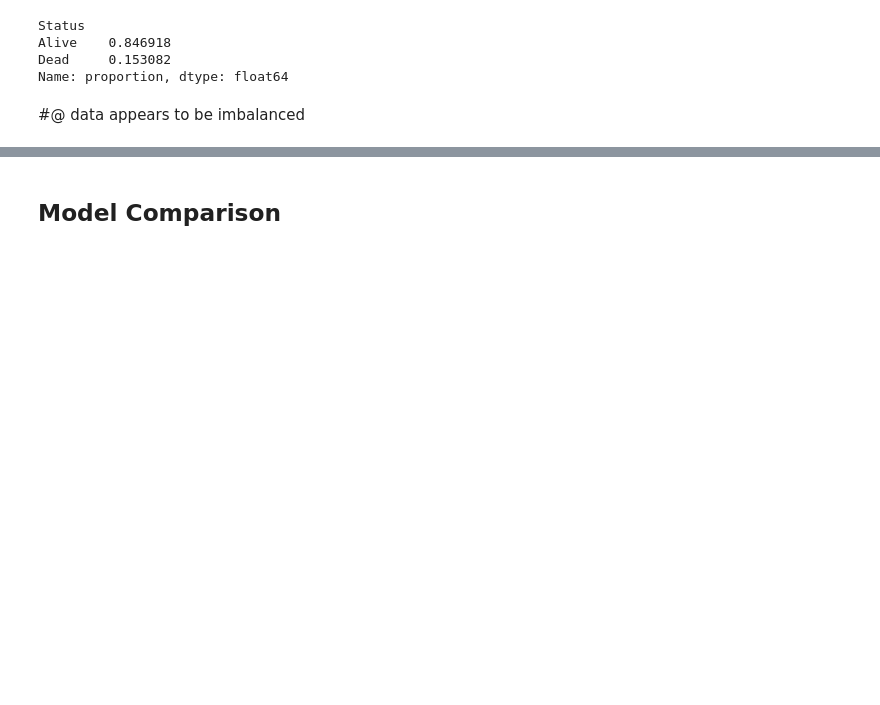
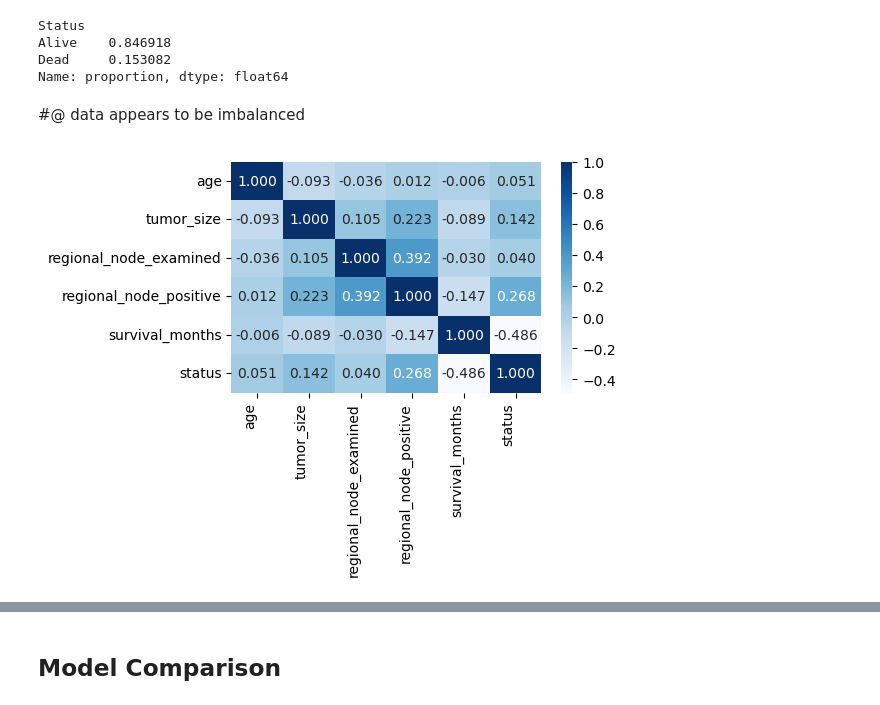
Before and after one commit to ossydotpy/ml-zoomcamp-solutions, a Jupyter notebook: midterm/notebook.ipynb, the cells around one changed output, grey strips where cells are left out. Drawn from its saved outputs; the diff is of its cells as text; code cells hidden in the pictures; blank space fills up the shorter version.

```diff
--- a/midterm/notebook.ipynb
+++ b/midterm/notebook.ipynb
@@ -103,0 +98,8 @@ for i in [df_train, df_val]:
+# %%
+#@ correlation between numerical variables and Status.
+plt.figure(figsize=(5,3))
+sns.heatmap(df_train[numerical].corr(), annot=True, fmt='.3f', cmap='Blues')
+plt.xticks(rotation=90, ha='right')
+plt.show()
+# %% [output]
+[figure, added]
```
Also changed, not shown: parts of 33 cells of this notebook, 10 other files.
